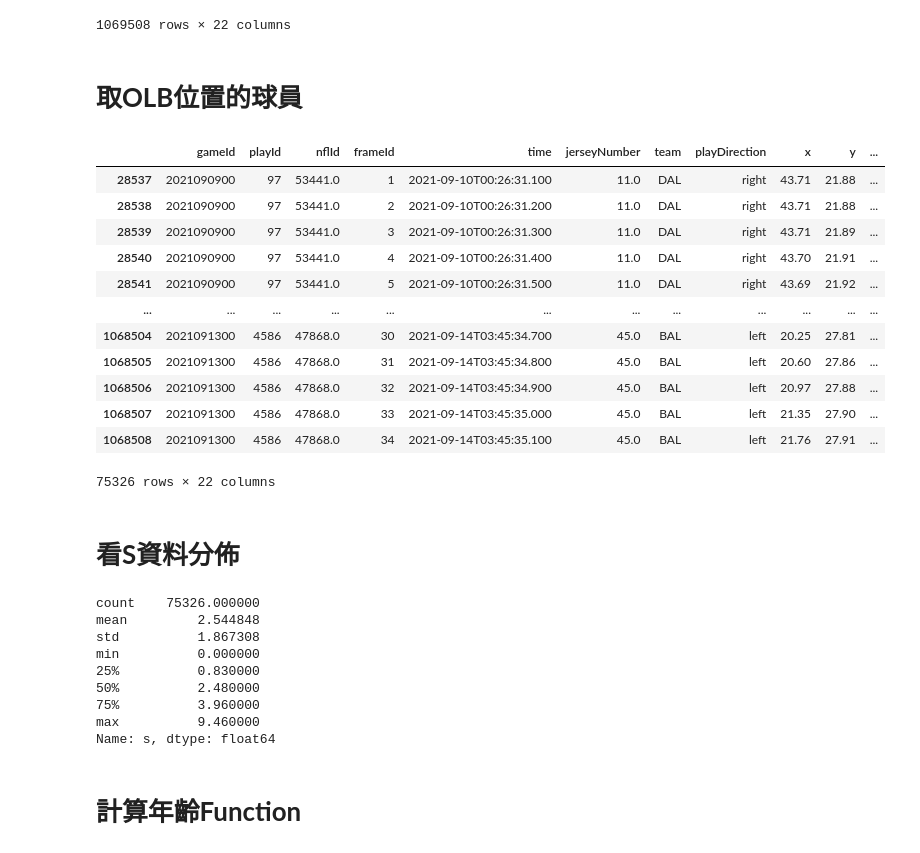
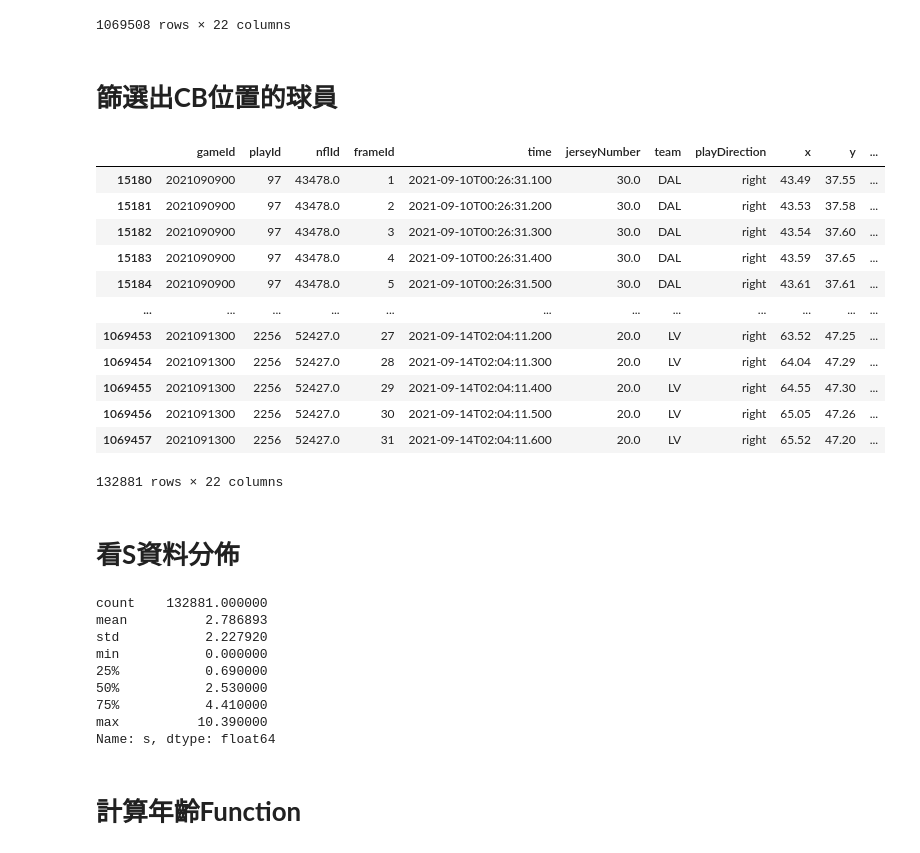
Before and after one commit to EddHuang/DeepLearningFinalProject_V2, a Jupyter notebook: predict-next-week-speed-and-add-bmi-metric.ipynb, the cells around one changed output. Cells and saved outputs as stored; diff of their text form; code cells hidden in the pictures.

```diff
--- a/predict-next-week-speed-and-add-bmi-metric.ipynb
+++ b/predict-next-week-speed-and-add-bmi-metric.ipynb
@@ -39,39 +37,40 @@ df_week_1_player
 | 1069507 | 2021091300 | 4094 | 48220.0 | 50 | 2021-09-14T03:24:20.400 | 65.0 | BAL | left | 42.65 | 42.11 | ... |
 1069508 rows × 22 columns
 # %% [markdown]
-# **取OLB位置的球員**
+# **篩選出CB位置的球員**
 # %%
-officialPositionFilter = df_week_1_player['officialPosition'] == 'OLB'
+# 篩選出CB位置的球員
+officialPositionFilter = df_week_1_player['officialPosition'] == 'CB'
 df_week_1_player = df_week_1_player.loc[officialPositionFilter]
 
 df_week_1_player
 # %% [output]
 |  | gameId | playId | nflId | frameId | time | jerseyNumber | team | playDirection | x | y | ... |
-| 28537 | 2021090900 | 97 | 53441.0 | 1 | 2021-09-10T00:26:31.100 | 11.0 | DAL | right | 43.71 | 21.88 | ... |
-| 28538 | 2021090900 | 97 | 53441.0 | 2 | 2021-09-10T00:26:31.200 | 11.0 | DAL | right | 43.71 | 21.88 | ... |
-| 28539 | 2021090900 | 97 | 53441.0 | 3 | 2021-09-10T00:26:31.300 | 11.0 | DAL | right | 43.71 | 21.89 | ... |
-| 28540 | 2021090900 | 97 | 53441.0 | 4 | 2021-09-10T00:26:31.400 | 11.0 | DAL | right | 43.70 | 21.91 | ... |
-| 28541 | 2021090900 | 97 | 53441.0 | 5 | 2021-09-10T00:26:31.500 | 11.0 | DAL | right | 43.69 | 21.92 | ... |
+| 15180 | 2021090900 | 97 | 43478.0 | 1 | 2021-09-10T00:26:31.100 | 30.0 | DAL | right | 43.49 | 37.55 | ... |
+| 15181 | 2021090900 | 97 | 43478.0 | 2 | 2021-09-10T00:26:31.200 | 30.0 | DAL | right | 43.53 | 37.58 | ... |
+| 15182 | 2021090900 | 97 | 43478.0 | 3 | 2021-09-10T00:26:31.300 | 30.0 | DAL | right | 43.54 | 37.60 | ... |
+| 15183 | 2021090900 | 97 | 43478.0 | 4 | 2021-09-10T00:26:31.400 | 30.0 | DAL | right | 43.59 | 37.65 | ... |
+| 15184 | 2021090900 | 97 | 43478.0 | 5 | 2021-09-10T00:26:31.500 | 30.0 | DAL | right | 43.61 | 37.61 | ... |
 | ... | ... | ... | ... | ... | ... | ... | ... | ... | ... | ... | ... |
-| 1068504 | 2021091300 | 4586 | 47868.0 | 30 | 2021-09-14T03:45:34.700 | 45.0 | BAL | left | 20.25 | 27.81 | ... |
-| 1068505 | 2021091300 | 4586 | 47868.0 | 31 | 2021-09-14T03:45:34.800 | 45.0 | BAL | left | 20.60 | 27.86 | ... |
-| 1068506 | 2021091300 | 4586 | 47868.0 | 32 | 2021-09-14T03:45:34.900 | 45.0 | BAL | left | 20.97 | 27.88 | ... |
-| 1068507 | 2021091300 | 4586 | 47868.0 | 33 | 2021-09-14T03:45:35.000 | 45.0 | BAL | left | 21.35 | 27.90 | ... |
-| 1068508 | 2021091300 | 4586 | 47868.0 | 34 | 2021-09-14T03:45:35.100 | 45.0 | BAL | left | 21.76 | 27.91 | ... |
+| 1069453 | 2021091300 | 2256 | 52427.0 | 27 | 2021-09-14T02:04:11.200 | 20.0 | LV | right | 63.52 | 47.25 | ... |
+| 1069454 | 2021091300 | 2256 | 52427.0 | 28 | 2021-09-14T02:04:11.300 | 20.0 | LV | right | 64.04 | 47.29 | ... |
+| 1069455 | 2021091300 | 2256 | 52427.0 | 29 | 2021-09-14T02:04:11.400 | 20.0 | LV | right | 64.55 | 47.30 | ... |
+| 1069456 | 2021091300 | 2256 | 52427.0 | 30 | 2021-09-14T02:04:11.500 | 20.0 | LV | right | 65.05 | 47.26 | ... |
+| 1069457 | 2021091300 | 2256 | 52427.0 | 31 | 2021-09-14T02:04:11.600 | 20.0 | LV | right | 65.52 | 47.20 | ... |
-75326 rows × 22 columns
+132881 rows × 22 columns
 # %% [markdown]
 # **看S資料分佈**
 # %%
 df_week_1_player['s'].describe()
 # %% [output]
-count    75326.000000
-mean         2.544848
-std          1.867308
-min          0.000000
-25%          0.830000
-50%          2.480000
-75%          3.960000
-max          9.460000
+count    132881.000000
+mean          2.786893
+std           2.227920
+min           0.000000
+25%           0.690000
+50%           2.530000
+75%           4.410000
+max          10.390000
 Name: s, dtype: float64
 # %% [markdown]
 # **計算年齡Function**
```
Also changed, not shown: parts of 31 cells of this notebook.
